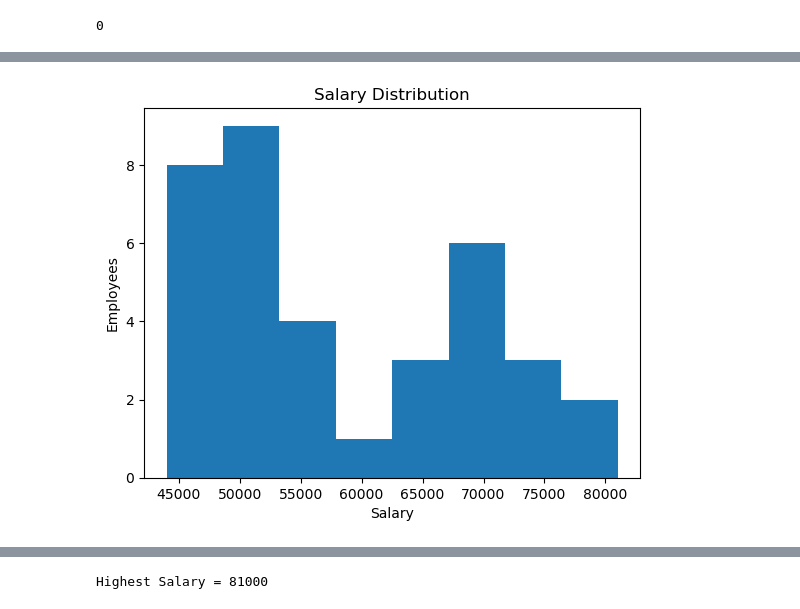
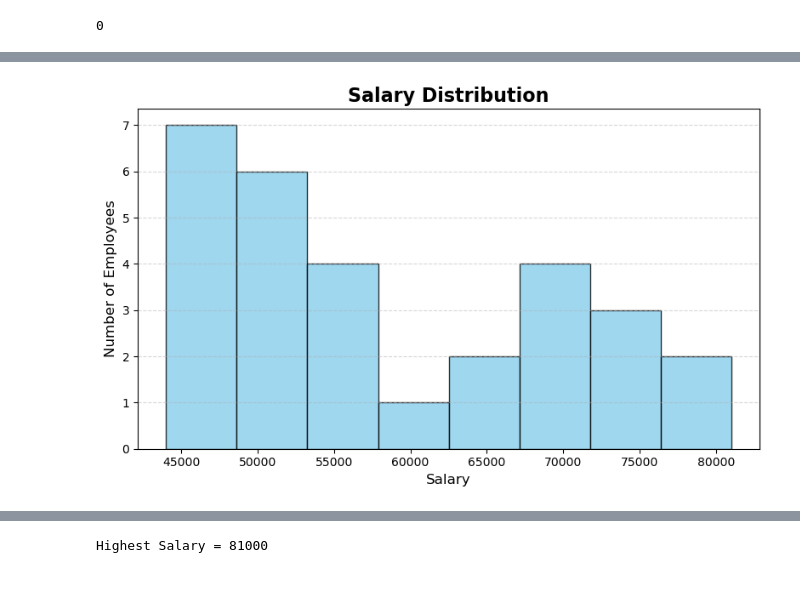
Before and after one commit to Mobeen-Maroof/Employee-Database-Deduplication-System, a Jupyter notebook: Employee_Database_Deduplication.ipynb.ipynb, the cells around one changed output, grey strips where cells are left out. Drawn from its saved outputs; the diff is of its cells as text; code cells hidden in the pictures.

```diff
--- a/Employee_Database_Deduplication.ipynb.ipynb
+++ b/Employee_Database_Deduplication.ipynb.ipynb
@@ -101,5 +125,10 @@ df.head()
 | 2 | 103 | Ahmed Ali | Finance | 65000 | ahmed@gmail.com |
 | 3 | 104 | Fatima Noor | HR | 52000 | fatima@gmail.com |
 | 4 | 105 | Fatima Noor | HR | 52000 | fatima@gmail.com |
-# %%
-df = df.drop_duplicates()
+# %%
+df = df.drop_duplicates(
+    subset=['Name', 'Department', 'Salary'],
+    keep='first'
+)
+# %%
+df = df.drop_duplicates(subset=['Email'], keep='last')
@@ -138,12 +189,19 @@ plt.show()
 # %%
-plt.hist(df["Salary"], bins=8)
+plt.figure(figsize=(8,5))
+plt.hist(
+    df["Salary"],
+    bins=8,
+    color="skyblue",
+    edgecolor="black",
+    alpha=0.8
+)
+plt.title("Salary Distribution", fontsize=16, fontweight="bold")
+plt.xlabel("Salary", fontsize=12)
+plt.ylabel("Number of Employees", fontsize=12)
 
-plt.title("Salary Distribution")
+plt.grid(axis="y", linestyle="--", alpha=0.5)
 
-plt.xlabel("Salary")
-
-plt.ylabel("Employees")
-
+plt.tight_layout()
 plt.show()
 # %% [output]
-[figure, old version]
+[figure, new version]
```
Also changed, not shown: parts of 17 cells of this notebook.
